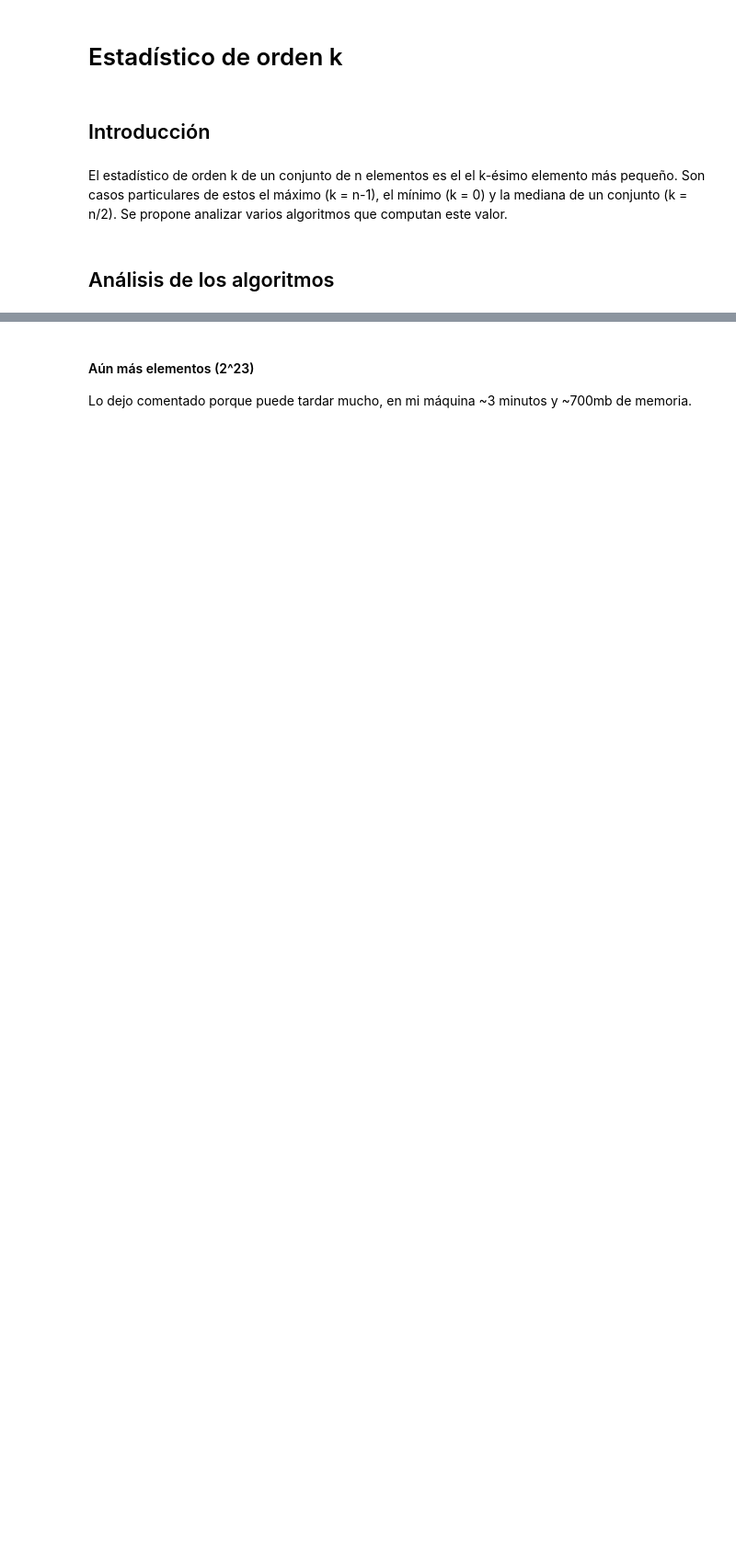
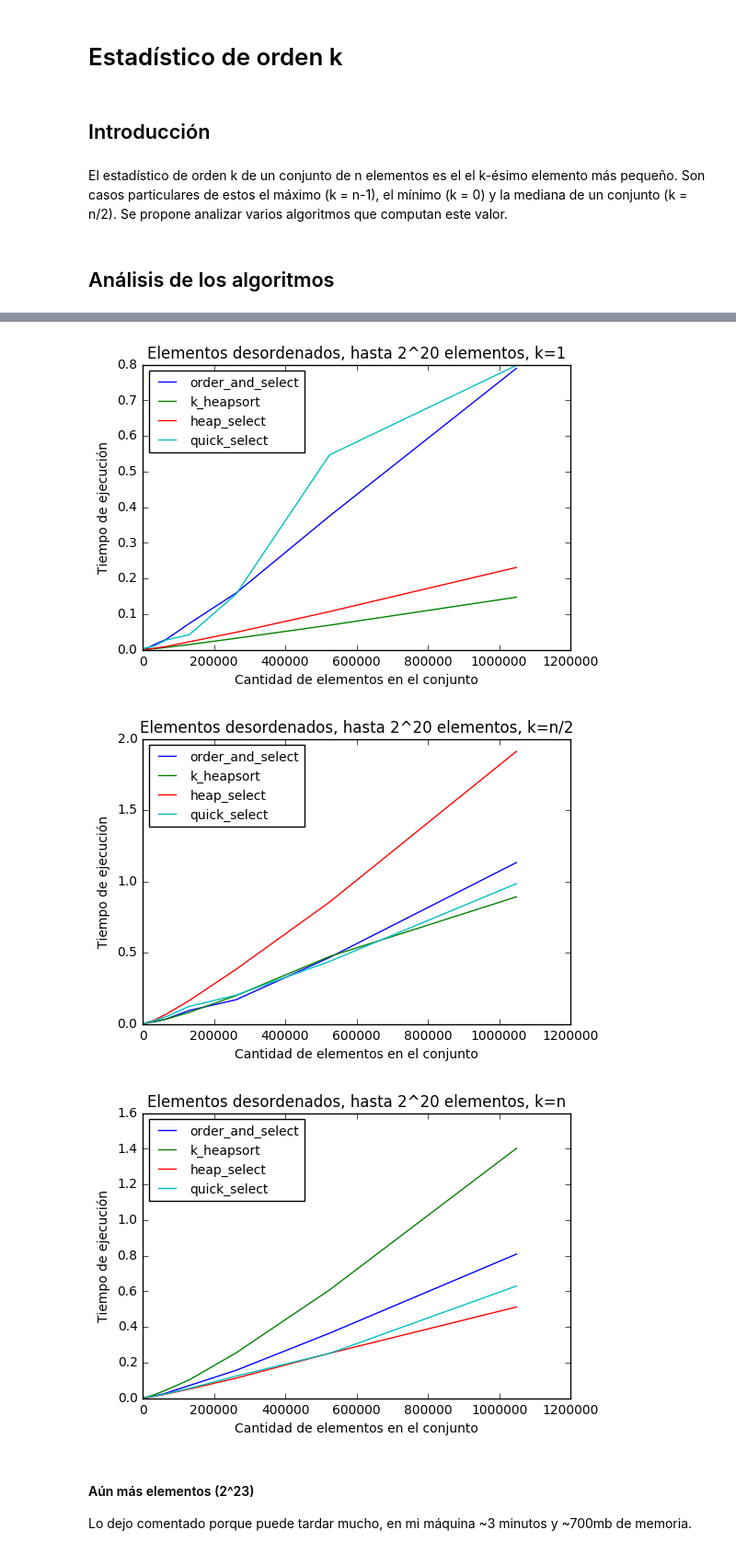
Before and after one commit to edittler/tda-fiuba, a Jupyter notebook: tp1/estadistico-k/algoritmos.ipynb, the cells around one changed output, grey strips where cells are left out. Shown at 92% size. Cells and saved outputs as stored; diff of their text form; code cells hidden in the pictures; blank space fills up the shorter version.

```diff
--- a/tp1/estadistico-k/algoritmos.ipynb
+++ b/tp1/estadistico-k/algoritmos.ipynb
@@ -97,3 +109,12 @@ KeyboardInterrupt:
+# %%
+title = 'Elementos desordenados, hasta 2^20 elementos, k='
+plot_algorithms(algs, min_k, maxiter=21, title=title+'1')
+plot_algorithms(algs, median_k, maxiter=21, title=title+'n/2')
+plot_algorithms(algs, max_k, maxiter=21, title=title+'n')
+# %% [output]
+[figure, added]
+[figure, added]
+[figure, added]
 # %% [markdown]
 #### Aún más elementos (2^23)
 Lo dejo comentado porque puede tardar mucho, en mi máquina ~3 minutos y ~700mb de memoria.
```
Also changed, not shown: parts of 26 cells of this notebook.
